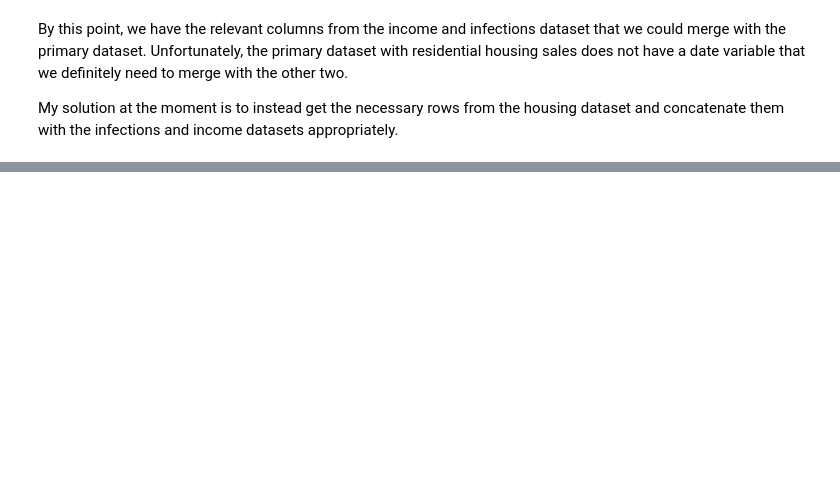
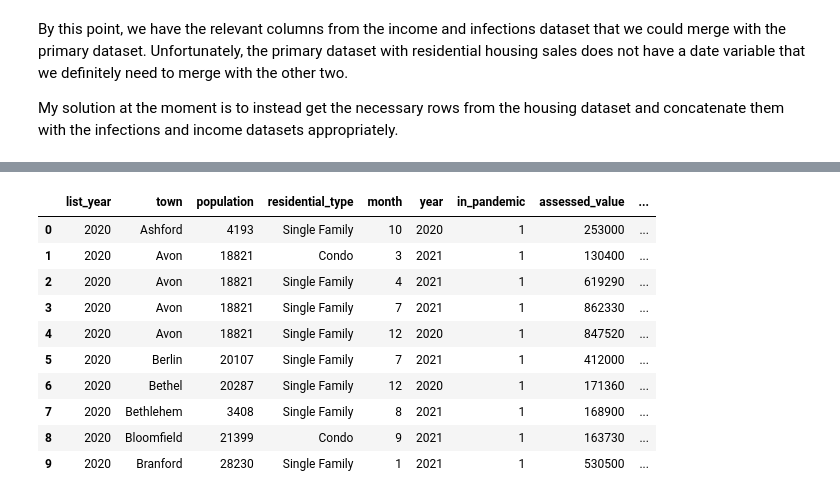
Before and after one commit to iamasteriix/econometrics_paper, a Jupyter notebook: covid_CT.ipynb, the cells around one changed output, grey strips where cells are left out. Drawn from its saved outputs; the diff is of its cells as text; code cells hidden in the pictures; blank space fills up the shorter version.

```diff
--- a/covid_CT.ipynb
+++ b/covid_CT.ipynb
@@ -160,0 +188,17 @@ My solution at the moment is to instead get the necessary rows from the housing
+# %%
+# create date column to organize dataframe into dates that the sales were made
+df1_tmp1 = data
+df1_tmp1['month_sold'] = pd.to_datetime(df1_tmp1['year'].astype(str) + df1_tmp1['month'].astype(str), format='%Y%m')
+display(df1_tmp1.head(10))
+# %% [output]
+|  | list_year | town | population | residential_type | month | year | in_pandemic | assessed_value | ... |
+| 0 | 2020 | Ashford | 4193 | Single Family | 10 | 2020 | 1 | 253000 | ... |
+| 1 | 2020 | Avon | 18821 | Condo | 3 | 2021 | 1 | 130400 | ... |
+| 2 | 2020 | Avon | 18821 | Single Family | 4 | 2021 | 1 | 619290 | ... |
+| 3 | 2020 | Avon | 18821 | Single Family | 7 | 2021 | 1 | 862330 | ... |
+| 4 | 2020 | Avon | 18821 | Single Family | 12 | 2020 | 1 | 847520 | ... |
+| 5 | 2020 | Berlin | 20107 | Single Family | 7 | 2021 | 1 | 412000 | ... |
+| 6 | 2020 | Bethel | 20287 | Single Family | 12 | 2020 | 1 | 171360 | ... |
+| 7 | 2020 | Bethlehem | 3408 | Single Family | 8 | 2021 | 1 | 168900 | ... |
+| 8 | 2020 | Bloomfield | 21399 | Condo | 9 | 2021 | 1 | 163730 | ... |
+| 9 | 2020 | Branford | 28230 | Single Family | 1 | 2021 | 1 | 530500 | ... |
```
Also changed, not shown: parts of 14 cells of this notebook.
